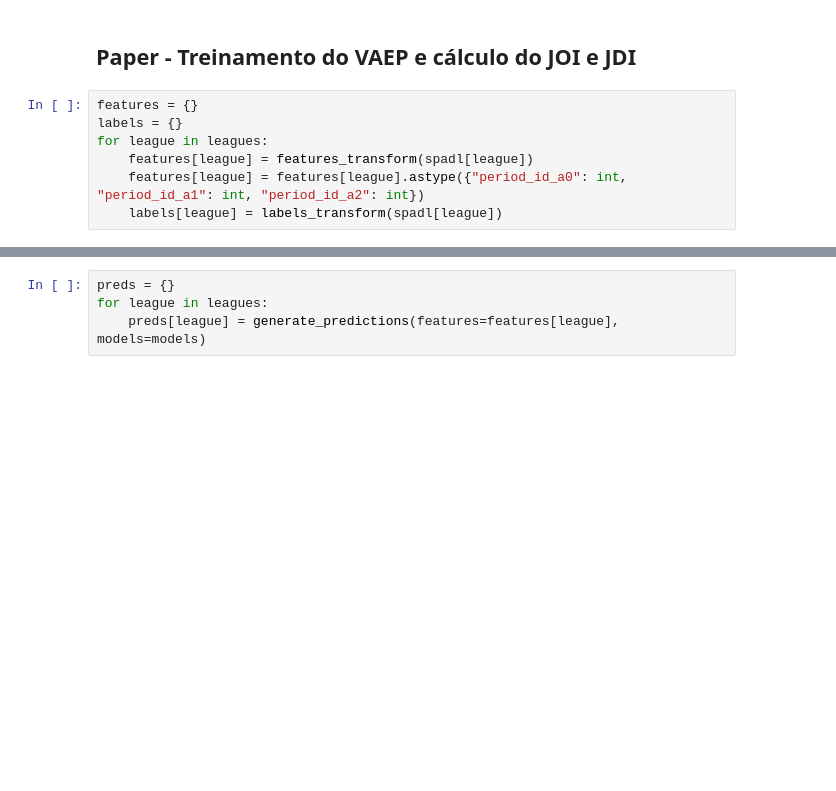
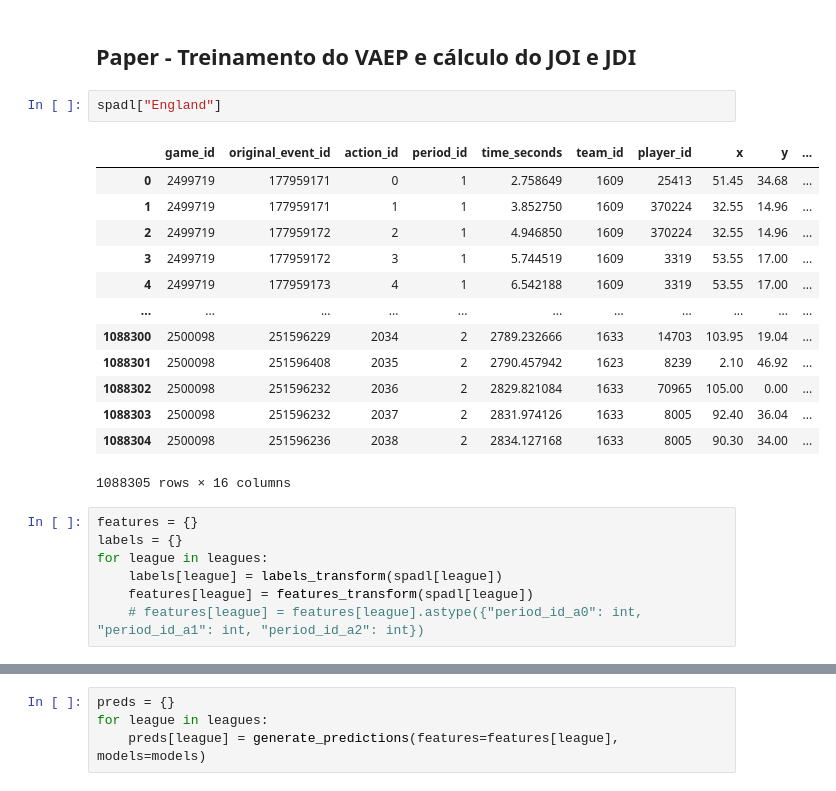
Before and after one commit to vinisilvag/cdaf-projeto, a Jupyter notebook: main.ipynb, the cells around one changed output, grey strips where cells are left out. Drawn from its saved outputs; the diff is of its cells as text; blank space fills up the shorter version.

```diff
--- a/main.ipynb
+++ b/main.ipynb
@@ -401,13 +397,29 @@ Partidas selecionadas: {'England': 2499915}
 [figure]
 # %% [markdown]
 ## Paper - Treinamento do VAEP e cálculo do JOI e JDI
+# %%
+spadl["England"]
+# %% [output]
+|  | game_id | original_event_id | action_id | period_id | time_seconds | team_id | player_id | x | y | ... |
+| 0 | 2499719 | 177959171 | 0 | 1 | 2.758649 | 1609 | 25413 | 51.45 | 34.68 | ... |
+| 1 | 2499719 | 177959171 | 1 | 1 | 3.852750 | 1609 | 370224 | 32.55 | 14.96 | ... |
+| 2 | 2499719 | 177959172 | 2 | 1 | 4.946850 | 1609 | 370224 | 32.55 | 14.96 | ... |
+| 3 | 2499719 | 177959172 | 3 | 1 | 5.744519 | 1609 | 3319 | 53.55 | 17.00 | ... |
+| 4 | 2499719 | 177959173 | 4 | 1 | 6.542188 | 1609 | 3319 | 53.55 | 17.00 | ... |
+| ... | ... | ... | ... | ... | ... | ... | ... | ... | ... | ... |
+| 1088300 | 2500098 | 251596229 | 2034 | 2 | 2789.232666 | 1633 | 14703 | 103.95 | 19.04 | ... |
+| 1088301 | 2500098 | 251596408 | 2035 | 2 | 2790.457942 | 1623 | 8239 | 2.10 | 46.92 | ... |
+| 1088302 | 2500098 | 251596232 | 2036 | 2 | 2829.821084 | 1633 | 70965 | 105.00 | 0.00 | ... |
+| 1088303 | 2500098 | 251596232 | 2037 | 2 | 2831.974126 | 1633 | 8005 | 92.40 | 36.04 | ... |
+| 1088304 | 2500098 | 251596236 | 2038 | 2 | 2834.127168 | 1633 | 8005 | 90.30 | 34.00 | ... |
+1088305 rows × 16 columns
 # %%
 features = {}
 labels = {}
 for league in leagues:
+    labels[league] = labels_transform(spadl[league])
     features[league] = features_transform(spadl[league])
-    features[league] = features[league].astype({"period_id_a0": int, "period_id_a1": int, "period_id_a2": int})
-    labels[league] = labels_transform(spadl[league])
+    # features[league] = features[league].astype({"period_id_a0": int, "period_id_a1": int, "period_id_a2": int})
 # %%
 features_concat = pd.concat(features.values(), ignore_index=True)
 labels_concat = pd.concat(labels.values(), ignore_index=True)
```
Also changed, not shown: parts of 6 cells of this notebook, 1 other file.
